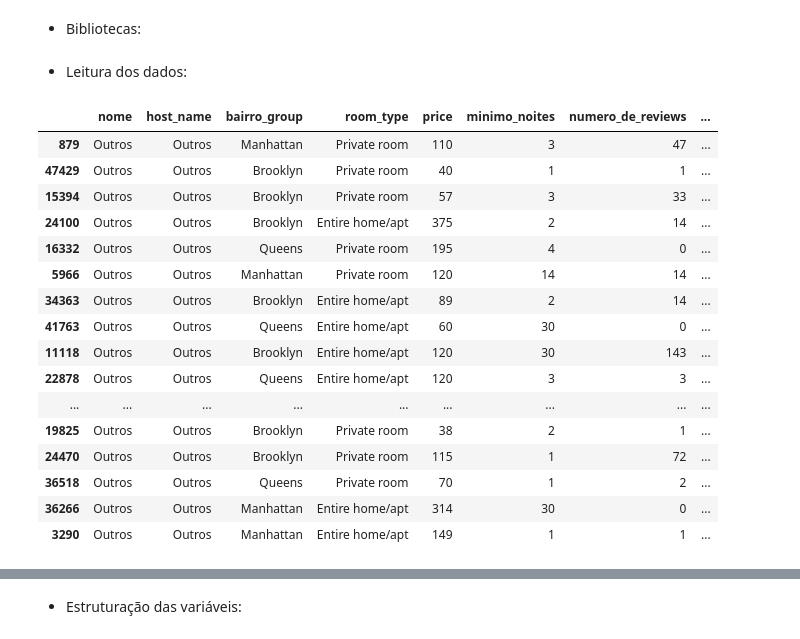
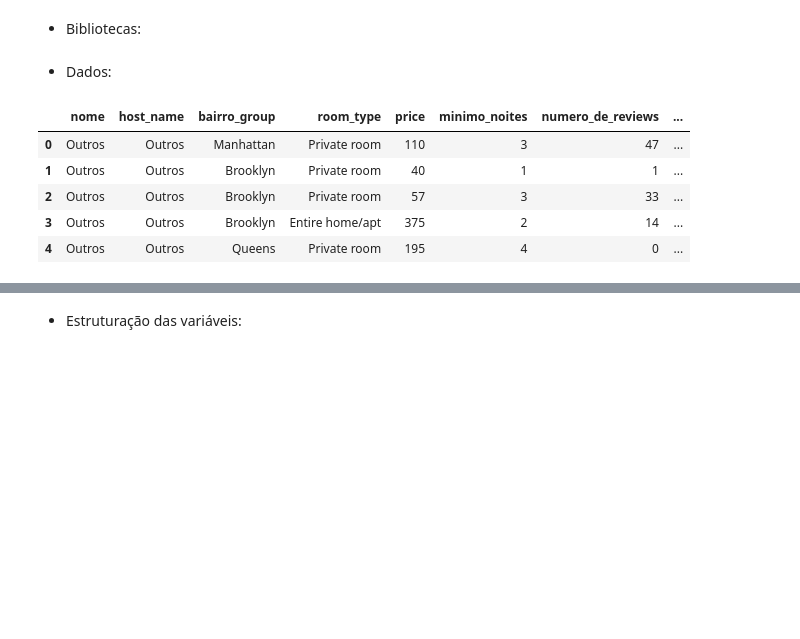
Before and after one commit to micaellimaj/Modelo_Predicao_De_Precos_Imoveis, a Jupyter notebook: Notebooks/3_Modelos_Machine_Learning.ipynb, the cells around one changed output, grey strips where cells are left out. Cells and saved outputs as stored; diff of their text form; code cells hidden in the pictures; blank space fills up the shorter version.

```diff
--- a/Notebooks/3_Modelos_Machine_Learning.ipynb
+++ b/Notebooks/3_Modelos_Machine_Learning.ipynb
@@ -26,26 +43,15 @@ from sklearn.linear_model import LogisticRegression
-# %% [markdown]
-* Leitura dos dados:
+# %% [markdown]
+* Dados:
 # %%
 dados = pd.read_csv('teste_atualizado_ML.csv')
 # %%
 dados_dicionario = pd.read_csv('dicionario_ML.csv')
 # %%
-dados.head(20)
+dados.head()
 # %% [output]
 |  | nome | host_name | bairro_group | room_type | price | minimo_noites | numero_de_reviews | ... |
-| 879 | Outros | Outros | Manhattan | Private room | 110 | 3 | 47 | ... |
-| 47429 | Outros | Outros | Brooklyn | Private room | 40 | 1 | 1 | ... |
-| 15394 | Outros | Outros | Brooklyn | Private room | 57 | 3 | 33 | ... |
-| 24100 | Outros | Outros | Brooklyn | Entire home/apt | 375 | 2 | 14 | ... |
-| 16332 | Outros | Outros | Queens | Private room | 195 | 4 | 0 | ... |
-| 5966 | Outros | Outros | Manhattan | Private room | 120 | 14 | 14 | ... |
-| 34363 | Outros | Outros | Brooklyn | Entire home/apt | 89 | 2 | 14 | ... |
-| 41763 | Outros | Outros | Queens | Entire home/apt | 60 | 30 | 0 | ... |
-| 11118 | Outros | Outros | Brooklyn | Entire home/apt | 120 | 30 | 143 | ... |
-| 22878 | Outros | Outros | Queens | Entire home/apt | 120 | 3 | 3 | ... |
-| ... | ... | ... | ... | ... | ... | ... | ... | ... |
-| 19825 | Outros | Outros | Brooklyn | Private room | 38 | 2 | 1 | ... |
-| 24470 | Outros | Outros | Brooklyn | Private room | 115 | 1 | 72 | ... |
-| 36518 | Outros | Outros | Queens | Private room | 70 | 1 | 2 | ... |
-| 36266 | Outros | Outros | Manhattan | Entire home/apt | 314 | 30 | 0 | ... |
-| 3290 | Outros | Outros | Manhattan | Entire home/apt | 149 | 1 | 1 | ... |
+| 0 | Outros | Outros | Manhattan | Private room | 110 | 3 | 47 | ... |
+| 1 | Outros | Outros | Brooklyn | Private room | 40 | 1 | 1 | ... |
+| 2 | Outros | Outros | Brooklyn | Private room | 57 | 3 | 33 | ... |
+| 3 | Outros | Outros | Brooklyn | Entire home/apt | 375 | 2 | 14 | ... |
+| 4 | Outros | Outros | Queens | Private room | 195 | 4 | 0 | ... |
```
Also changed, not shown: parts of 150 cells of this notebook, 4 other files.
